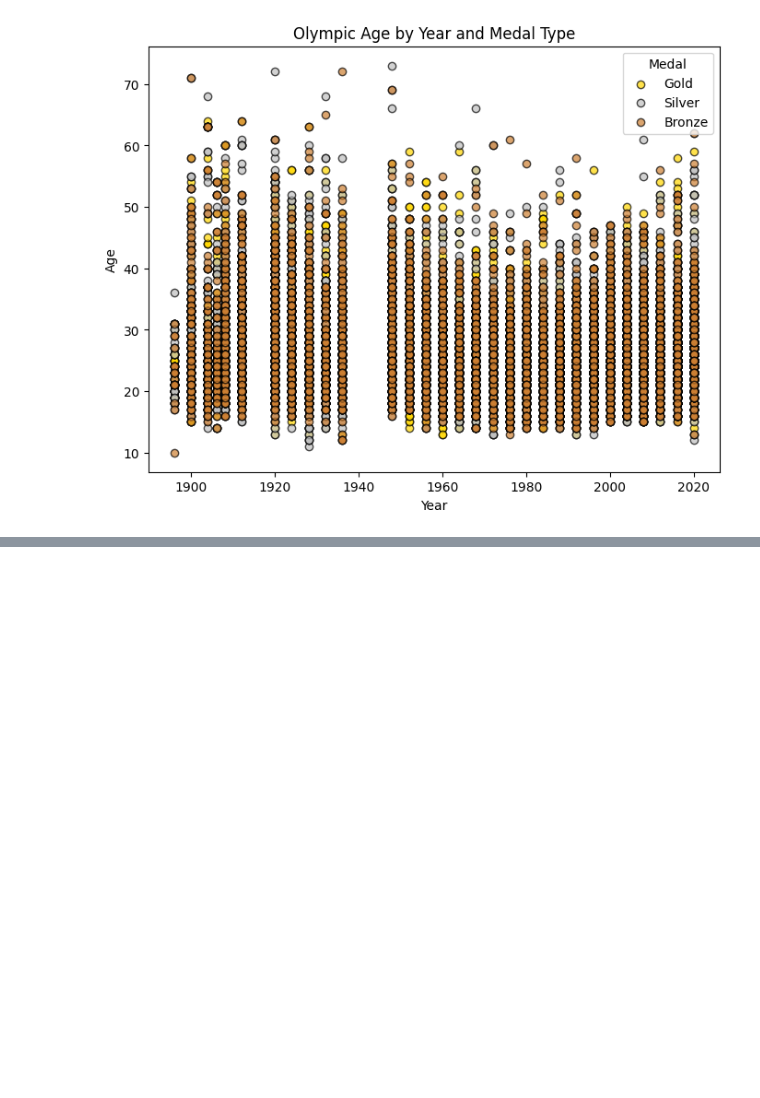
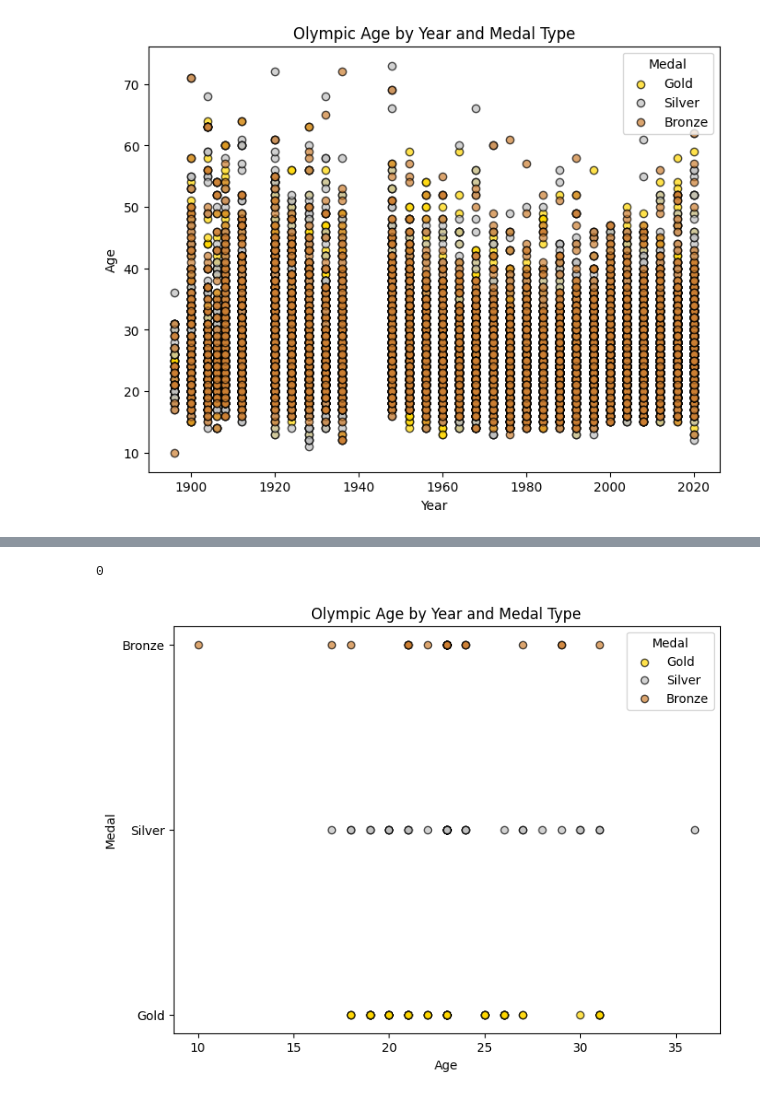
Before and after one commit to amiramiriani/Olampic_datasets, a Jupyter notebook: code/Untitled.ipynb, the cells around one changed output, grey strips where cells are left out. Saved outputs shown, nothing was run; the diff lists cells and outputs as text; code cells hidden in the pictures; blank space fills up the shorter version.

Commit message:
associated checking between age and medal in 1896

```diff
--- a/code/Untitled.ipynb
+++ b/code/Untitled.ipynb
@@ -90,3 +82,6 @@ plt.title('Olympic Age by Year and Medal Type')
 plt.show()
 # %% [output]
 [figure]
+# %%
+Olympic_1896 = Medals[Medals['Year'] == 1896].copy()
+Olympic_1896.describe()
@@ -92,0 +107,5 @@ plt.show()
+# %%
+Olympic_1896['Age'] = np.round(Olympic_1896['Age'].fillna(Olympic_1896['Age'].mean()))
+sum(Olympic_1896['Age'].isna())
+# %% [output]
+0
@@ -92,0 +115,16 @@ plt.show()
+# %%
+olor_map = {'Gold': 'gold', 'Silver': 'silver', 'Bronze': '#cd7f32'}
+
+plt.figure(figsize=(8, 6))
+for medal in ['Gold', 'Silver', 'Bronze']:
+    subset = Olympic_1896[Olympic_1896['Medal'] == medal]
+    plt.scatter(subset['Age'], subset['Medal'],
+                color=color_map[medal], label=medal, alpha=0.7, edgecolor='k')
+
+plt.xlabel('Age')
+plt.ylabel('Medal')
+plt.legend(title='Medal')
+plt.title('Olympic Age by Year and Medal Type')
+plt.show()
+# %% [output]
+[figure, added]
```
Also changed, not shown: parts of 4 cells of this notebook, 1 other file.
